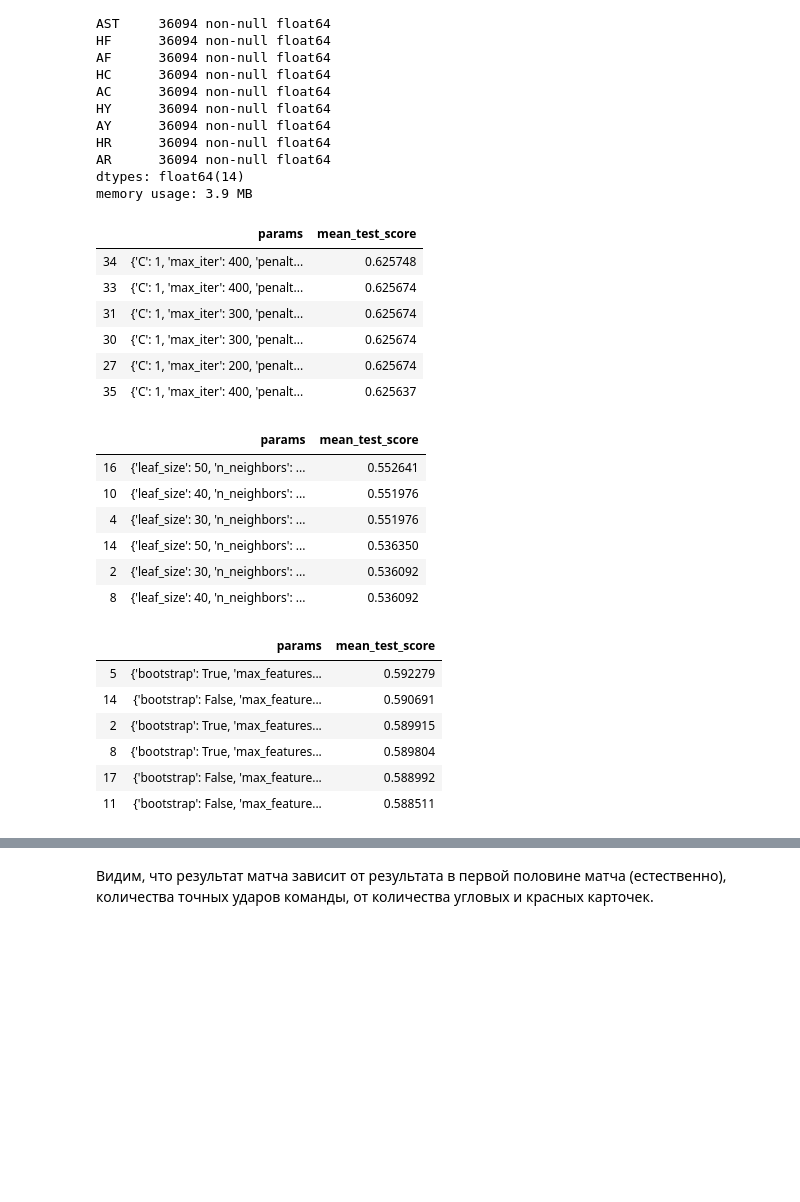
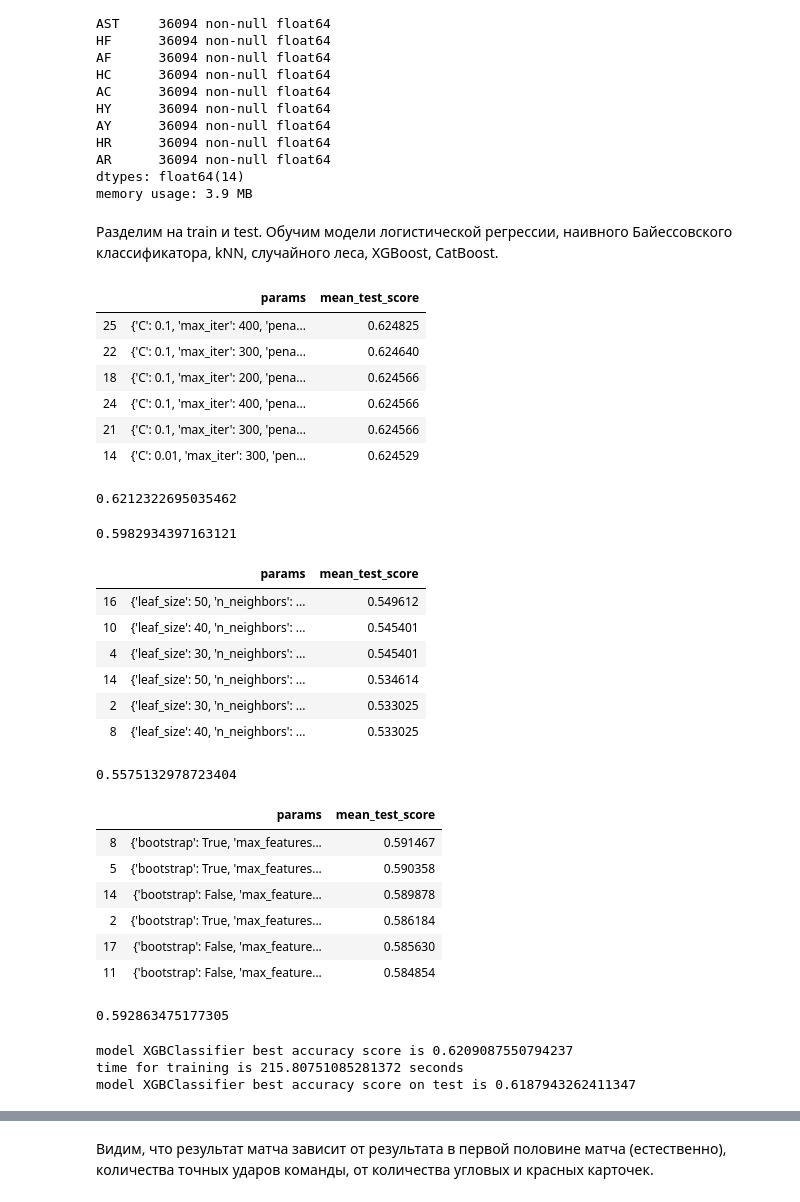
Before and after one commit to guzelfey/ds-2019-03, a Jupyter notebook: football.ipynb, the cells around one changed output, grey strips where cells are left out. Drawn from its saved outputs; the diff is of its cells as text; code cells hidden in the pictures; blank space fills up the shorter version.

```diff
--- a/football.ipynb
+++ b/football.ipynb
@@ -343,42 +293,71 @@ X_train,X_test,y_train,y_test=train_test_split(X1,y1)
+# %% [markdown]
+Разделим на train и test. Обучим модели логистической регрессии, наивного Байессовского классификатора, kNN, случайного леса, XGBoost, CatBoost.
+# %%
+X1_train,X1_test,y1_train,y1_test=train_test_split(X1,y1)
 # %%
 param1 = {'penalty':['l2'],'C': [0.001,0.01,0.1,1],'solver':['newton-cg', 'sag', 'saga'],'max_iter':[200,300,400]}
 grid1 = GridSearchCV(LogisticRegression(multi_class='multinomial'), param_grid = param1, scoring = 'accuracy', cv=5)
-grid1.fit(X_train,y_train)
+grid1.fit(X1_train,y1_train)
 df1=pd.DataFrame(grid1.cv_results_)
 df1.sort_values('mean_test_score',ascending=False)[['params','mean_test_score']][:6]
 # %% [output]
 |  | params | mean_test_score |
-| 34 | {'C': 1, 'max_iter': 400, 'penalt... | 0.625748 |
-| 33 | {'C': 1, 'max_iter': 400, 'penalt... | 0.625674 |
-| 31 | {'C': 1, 'max_iter': 300, 'penalt... | 0.625674 |
-| 30 | {'C': 1, 'max_iter': 300, 'penalt... | 0.625674 |
-| 27 | {'C': 1, 'max_iter': 200, 'penalt... | 0.625674 |
-| 35 | {'C': 1, 'max_iter': 400, 'penalt... | 0.625637 |
+| 25 | {'C': 0.1, 'max_iter': 400, 'pena... | 0.624825 |
+| 22 | {'C': 0.1, 'max_iter': 300, 'pena... | 0.624640 |
+| 18 | {'C': 0.1, 'max_iter': 200, 'pena... | 0.624566 |
+| 24 | {'C': 0.1, 'max_iter': 400, 'pena... | 0.624566 |
+| 21 | {'C': 0.1, 'max_iter': 300, 'pena... | 0.624566 |
+| 14 | {'C': 0.01, 'max_iter': 300, 'pen... | 0.624529 |
+# %%
+y1_pred=grid1.best_estimator_.predict(X1_test)
+lr1=accuracy_score(y1_test,y1_pred)
+lr1
+# %% [output]
+0.6212322695035462
+# %%
+model2=GaussianNB()
+model2.fit(X1_train,y1_train)
+nb1=model2.score(X1_test,y1_test)
+nb1
+# %% [output]
+0.5982934397163121
 # %%
 param3 = {'n_neighbors':[5,10,15],'leaf_size': [30,40,50], 'p':[1,2]}
 grid3 = GridSearchCV(KNeighborsClassifier(), param_grid = param3, scoring = 'accuracy', cv=5)
-grid3.fit(X_train,y_train)
+grid3.fit(X1_train,y1_train)
 df3=pd.DataFrame(grid3.cv_results_)
 df3.sort_values('mean_test_score',ascending=False)[['params','mean_test_score']][:6]
 # %% [output]
 |  | params | mean_test_score |
-| 16 | {'leaf_size': 50, 'n_neighbors': ... | 0.552641 |
-| 10 | {'leaf_size': 40, 'n_neighbors': ... | 0.551976 |
-| 4 | {'leaf_size': 30, 'n_neighbors': ... | 0.551976 |
-| 14 | {'leaf_size': 50, 'n_neighbors': ... | 0.536350 |
-| 2 | {'leaf_size': 30, 'n_neighbors': ... | 0.536092 |
-| 8 | {'leaf_size': 40, 'n_neighbors': ... | 0.536092 |
+| 16 | {'leaf_size': 50, 'n_neighbors': ... | 0.549612 |
+| 10 | {'leaf_size': 40, 'n_neighbors': ... | 0.545401 |
+| 4 | {'leaf_size': 30, 'n_neighbors': ... | 0.545401 |
+| 14 | {'leaf_size': 50, 'n_neighbors': ... | 0.534614 |
+| 2 | {'leaf_size': 30, 'n_neighbors': ... | 0.533025 |
+| 8 | {'leaf_size': 40, 'n_neighbors': ... | 0.533025 |
+# %%
+y1_pred=grid3.best_estimator_.predict(X1_test)
+knn1=accuracy_score(y1_test,y1_pred)
+knn1
+# %% [output]
+0.5575132978723404
 # %%
 param4 = {'n_estimators':[5,10,15],'max_features':['sqrt','log2','auto'],'bootstrap':[True,False]}
 grid4 = GridSearchCV(RandomForestClassifier(), param_grid = param4, scoring = 'accuracy', cv=5)
-grid4.fit(X_train,y_train)
+grid4.fit(X1_train,y1_train)
 df4=pd.DataFrame(grid4.cv_results_)
 df4.sort_values('mean_test_score',ascending=False)[['params','mean_test_score']][:6]
 # %% [output]
 |  | params | mean_test_score |
-| 5 | {'bootstrap': True, 'max_features... | 0.592279 |
-| 14 | {'bootstrap': False, 'max_feature... | 0.590691 |
-| 2 | {'bootstrap': True, 'max_features... | 0.589915 |
-| 8 | {'bootstrap': True, 'max_features... | 0.589804 |
-| 17 | {'bootstrap': False, 'max_feature... | 0.588992 |
-| 11 | {'bootstrap': False, 'max_feature... | 0.588511 |
+| 8 | {'bootstrap': True, 'max_features... | 0.591467 |
+| 5 | {'bootstrap': True, 'max_features... | 0.590358 |
+| 14 | {'bootstrap': False, 'max_feature... | 0.589878 |
+| 2 | {'bootstrap': True, 'max_features... | 0.586184 |
+| 17 | {'bootstrap': False, 'max_feature... | 0.585630 |
+| 11 | {'bootstrap': False, 'max_feature... | 0.584854 |
+# %%
+y1_pred=grid4.best_estimator_.predict(X1_test)
+rfc1=accuracy_score(y1_test,y1_pred)
+rfc1
+# %% [output]
+0.592863475177305
@@ -384,0 +375,8 @@ df4.sort_values('mean_test_score',ascending=False)[['params','mean_test_score']]
+# %%
+param_gridX = {'max_depth': [2, 3, 4],'n_estimators': [50, 100],'learning_rate': [0.01, 0.025]}
+grid5,xgb1 = randomized_cv(XGBClassifier(), param_gridX, X1_train, y1_train, X1_test, y1_test)
+xgb1
+# %% [output]
+model XGBClassifier best accuracy score is 0.6209087550794237
+time for training is 215.80751085281372 seconds
+model XGBClassifier best accuracy score on test is 0.6187943262411347
```
Also changed, not shown: parts of 91 cells of this notebook.
